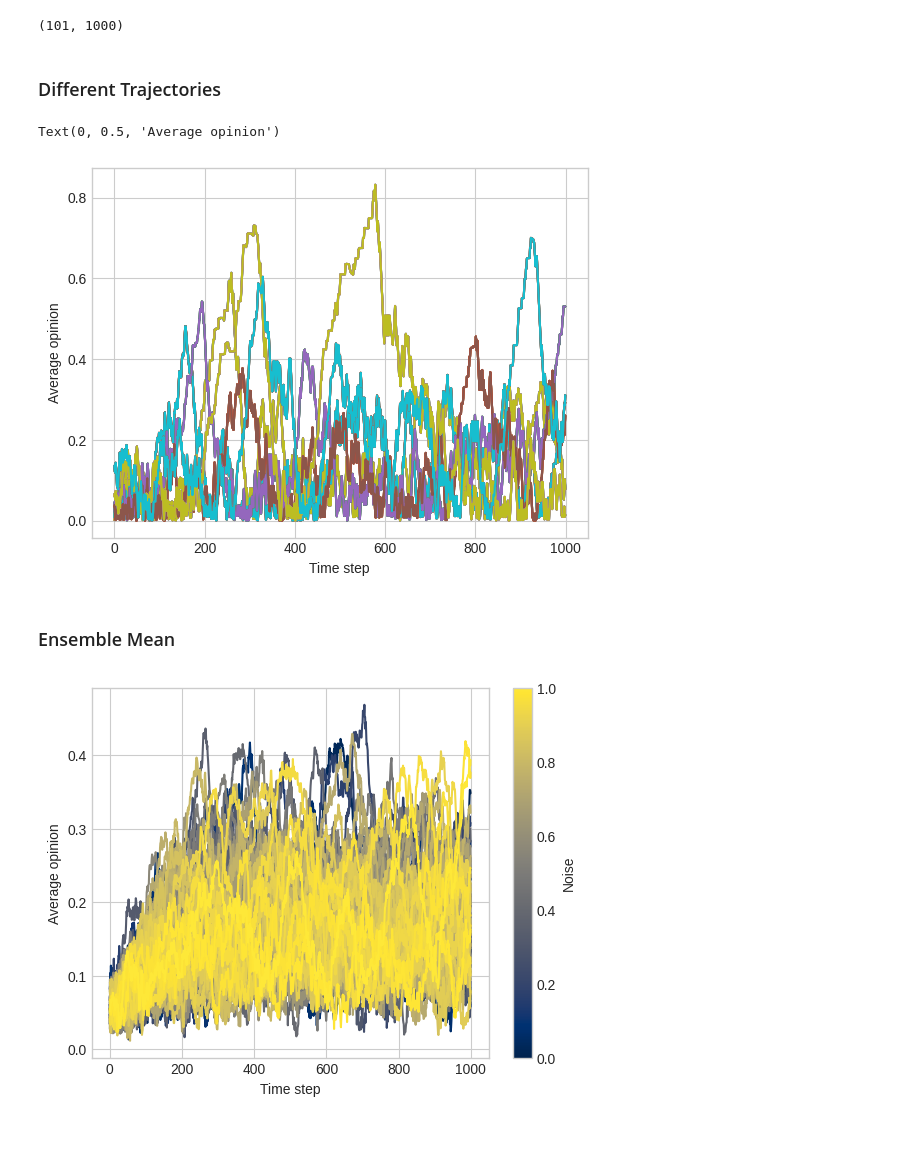
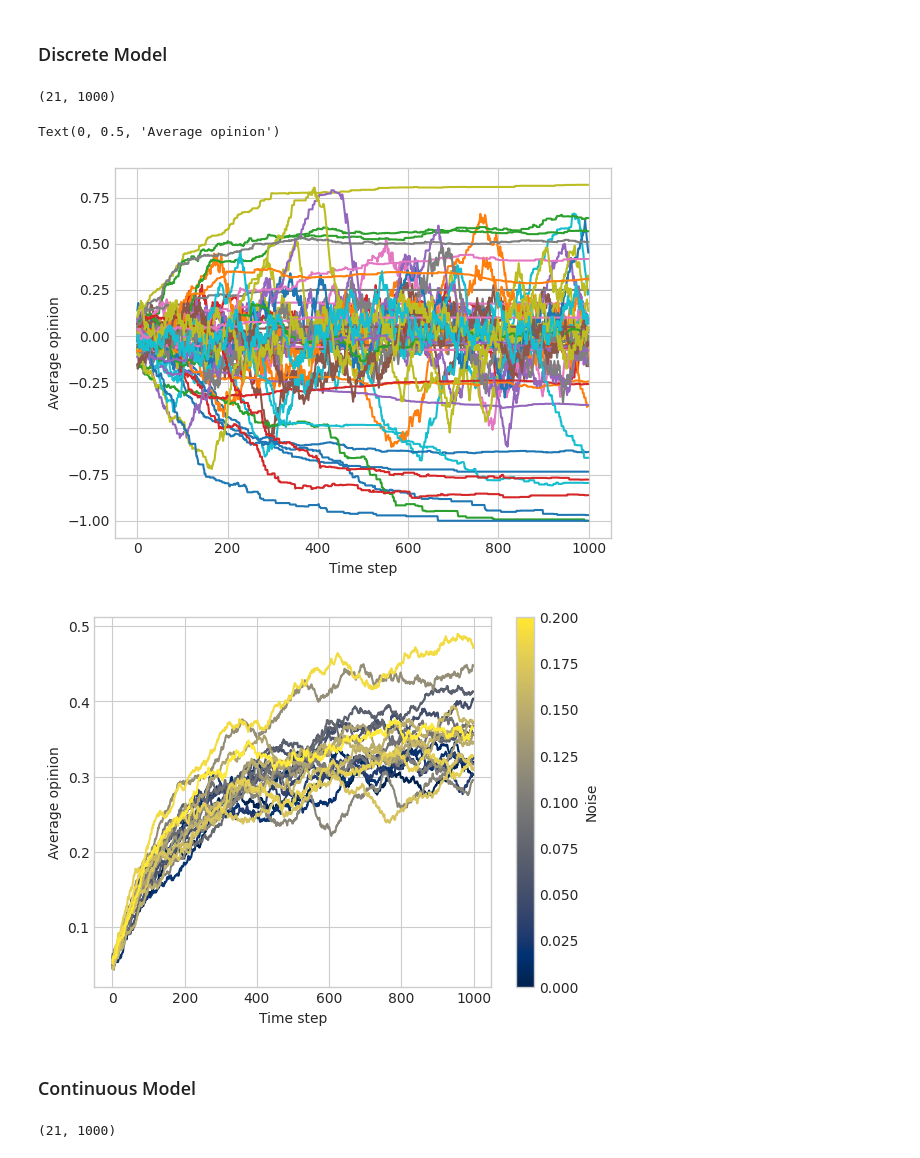
Before and after one commit to JonasMnsing/opinion_dynamics, a Jupyter notebook: ipynb/social_impact/er_noise.ipynb, the cells around one changed output. Saved outputs shown, nothing was run; the diff lists cells and outputs as text; code cells hidden in the pictures.

Commit message:
bug fix ensemble

```diff
--- a/ipynb/social_impact/er_noise.ipynb
+++ b/ipynb/social_impact/er_noise.ipynb
@@ -5,27 +6,25 @@ from matplotlib.cm import ScalarMappable
 from matplotlib.colors import Normalize
 
 plt.style.use("seaborn-v0_8-whitegrid")
+# %% [markdown]
+### Discrete Model
 # %%
-arr     = np.load("../../data/social_impact/er_noise.npy", allow_pickle=True)
-params  = np.load("../../data/social_impact/er_noise_params.npy", allow_pickle=True)
+arr     = np.load("../../data/social_impact/erdos_noise_discrete.npy", allow_pickle=True)
+params  = np.load("../../data/social_impact/erdos_noise_discrete_params.npy", allow_pickle=True)
 noise_l = params[:, 3]
 avg_op  = np.mean(np.abs(arr), axis=1)
 avg_op.shape
 # %% [output]
-(101, 1000)
+(21, 1000)
-# %% [markdown]
-### Different Trajectories
 # %%
 fig, ax = plt.subplots(dpi=100)
 for i in range(50):
-    ax.plot(np.abs(arr[0,i,:]))
+    ax.plot(arr[0,i,:])
 ax.set_xlabel("Time step")
 ax.set_ylabel("Average opinion")
 # %% [output]
 Text(0, 0.5, 'Average opinion')
-[figure, old version]
+[figure, new version]
-# %% [markdown]
-### Ensemble Mean
 # %%
 fig, ax = plt.subplots(dpi=100)
 cm      = plt.get_cmap('cividis')
@@ -41,4 +40,15 @@ ax.set_ylabel("Average opinion")
 
 cbar = fig.colorbar(sm, ax=ax, label='Noise')
 # %% [output]
-[figure, old version]
+[figure, new version]
+# %% [markdown]
+### Continuous Model
+# %%
+arr     = np.load("../../data/social_impact/erdos_noise.npy", allow_pickle=True)
+ops     = np.load("../../data/social_impact/erdos_noise_opinion.npy", allow_pickle=True)
+params  = np.load("../../data/social_impact/erdos_noise_params.npy", allow_pickle=True)
+noise_l = params[:, 3]
+avg_op  = np.mean(np.abs(arr), axis=1)
+avg_op.shape
+# %% [output]
+(21, 1000)
```
Also changed, not shown: parts of 4 cells of this notebook, 6 other files.
